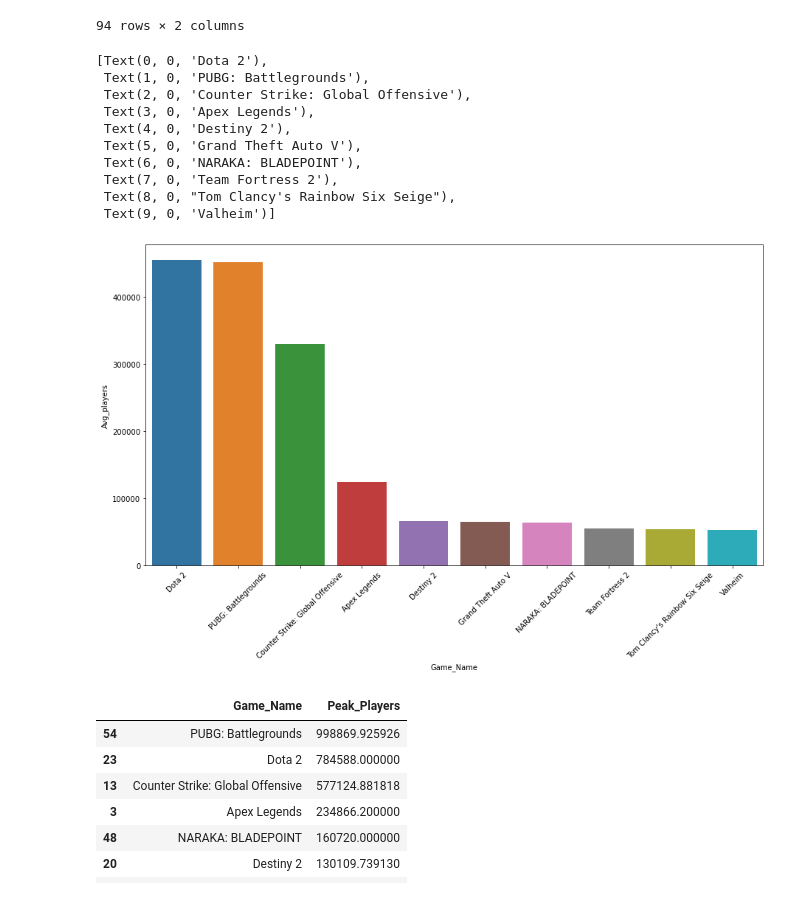
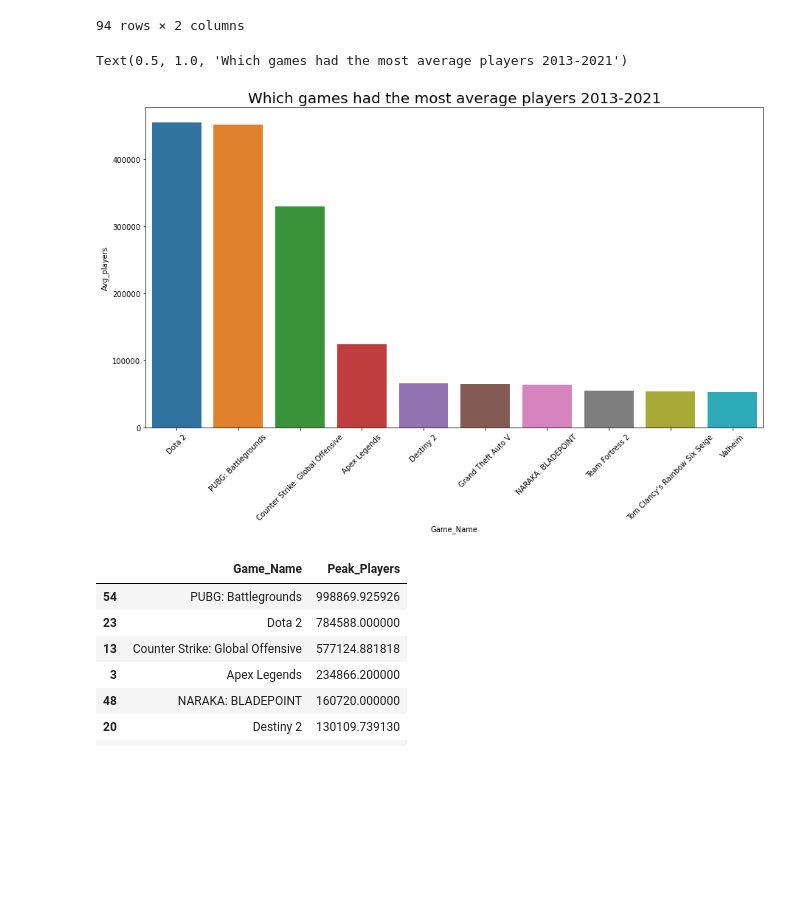
Before and after one commit to Ambush3/Steam-Gamer-Data, a Jupyter notebook: Steam Data.ipynb, the cells around one changed output. Drawn from its saved outputs; the diff is of its cells as text; code cells hidden in the pictures; blank space fills up the shorter version.

```diff
--- a/Steam Data.ipynb
+++ b/Steam Data.ipynb
@@ -189,19 +188,11 @@ table
 # %%
 plt.figure(figsize=(15, 8))
 ax = sns.barplot(x='Game_Name', y='Avg_players', data=sd2)
 ax.set_xticklabels(ax.get_xticklabels(), rotation=45)
+plt.title('Which games had the most average players 2013-2021', size=20)
 # %% [output]
-[Text(0, 0, 'Dota 2'),
- Text(1, 0, 'PUBG: Battlegrounds'),
- Text(2, 0, 'Counter Strike: Global Offensive'),
- Text(3, 0, 'Apex Legends'),
- Text(4, 0, 'Destiny 2'),
- Text(5, 0, 'Grand Theft Auto V'),
- Text(6, 0, 'NARAKA: BLADEPOINT'),
- Text(7, 0, 'Team Fortress 2'),
- Text(8, 0, "Tom Clancy's Rainbow Six Seige"),
- Text(9, 0, 'Valheim')]
+Text(0.5, 1.0, 'Which games had the most average players 2013-2021')
-[figure, old version]
+[figure, new version]
 # %%
 sd3 = data_clean.groupby('Game_Name', as_index=False, sort=True)[
     'Peak_Players'].mean()
```
Also changed, not shown: parts of 9 cells of this notebook.
